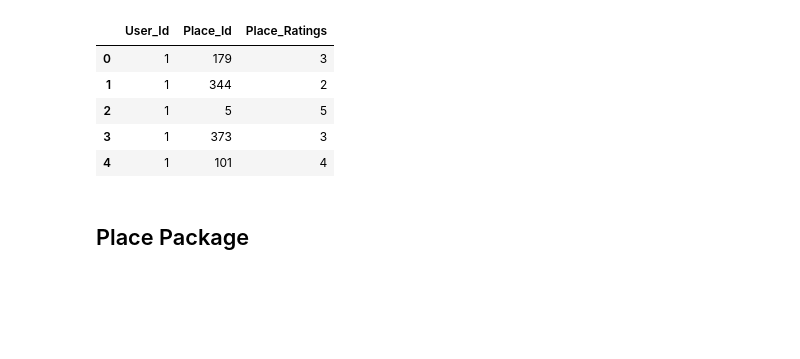
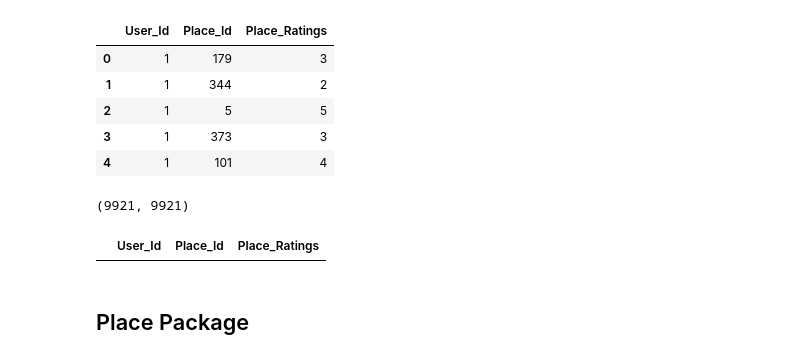
Before and after one commit to TemanWisata/supabase-python-seeder, a Jupyter notebook: seeder.ipynb, the cells around one changed output. Drawn from its saved outputs; the diff is of its cells as text; code cells hidden in the pictures; blank space fills up the shorter version.

```diff
--- a/seeder.ipynb
+++ b/seeder.ipynb
@@ -207,3 +217,7 @@ df["tourism_rating"].head()
 | 2 | 1 | 5 | 5 |
 | 3 | 1 | 373 | 3 |
 | 4 | 1 | 101 | 4 |
+# %%
+len(df["tourism_rating"].drop_duplicates()), len(df["tourism_rating"])
+# %% [output]
+(9921, 9921)
@@ -210,3 +226,7 @@ df["tourism_rating"].head()
+# %%
+df['tourism_rating'][df["tourism_rating"].duplicated()]
+# %% [output]
+|  | User_Id | Place_Id | Place_Ratings |
 # %%
 user_place_rating_insert_sql = """
 insert into public.user_place_rating (
```
Also changed, not shown: parts of 13 cells of this notebook, 4 other files.
